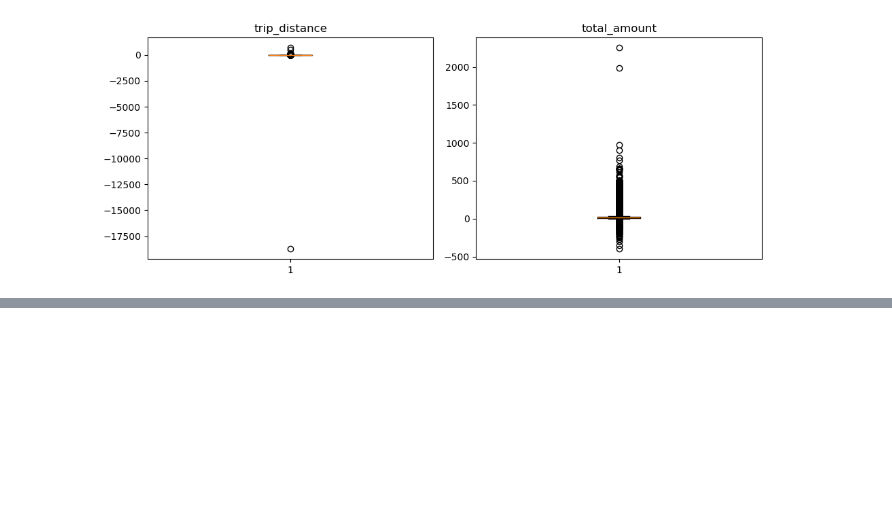
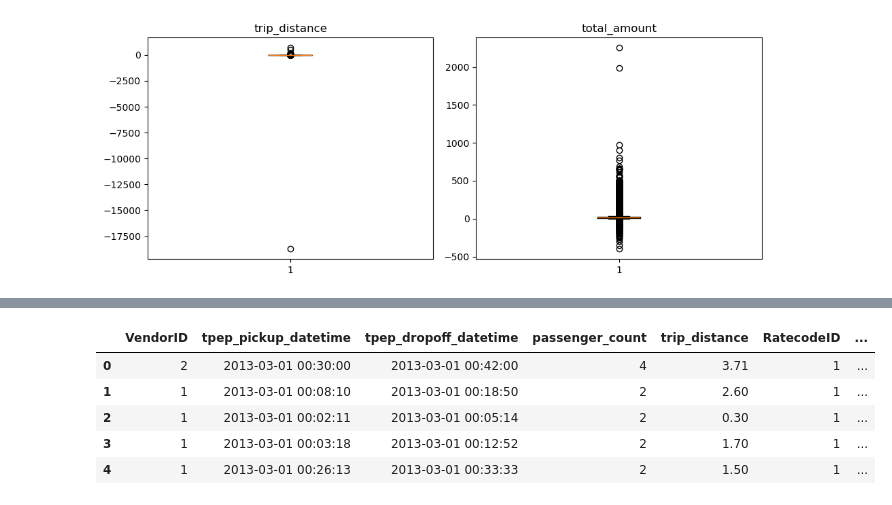
Before and after one commit to TanyaKemmPere/BDA_ProjGrB, a Jupyter notebook: Exploration_data.ipynb, the cells around one changed output, grey strips where cells are left out. Drawn from its saved outputs; the diff is of its cells as text; code cells hidden in the pictures; blank space fills up the shorter version.

```diff
--- a/Exploration_data.ipynb
+++ b/Exploration_data.ipynb
@@ -336,3 +335,14 @@ Résumé des valeurs manquantes par jour pour les pickups :
 | 2020-06-28             |               1 |                 1 |                              100 |
 | 2029-11-19             |               4 |                 4 |                              100 |
 +------------------------+-----------------+-------------------+----------------------------------+
+# %%
+data3_path = 'yellow_tripdata_2013-03.parquet'
+data3 = pd.read_parquet(data3_path)
+data3.head()
+# %% [output]
+|  | VendorID | tpep_pickup_datetime | tpep_dropoff_datetime | passenger_count | trip_distance | RatecodeID | ... |
+| 0 | 2 | 2013-03-01 00:30:00 | 2013-03-01 00:42:00 | 4 | 3.71 | 1 | ... |
+| 1 | 1 | 2013-03-01 00:08:10 | 2013-03-01 00:18:50 | 2 | 2.60 | 1 | ... |
+| 2 | 1 | 2013-03-01 00:02:11 | 2013-03-01 00:05:14 | 2 | 0.30 | 1 | ... |
+| 3 | 1 | 2013-03-01 00:03:18 | 2013-03-01 00:12:52 | 2 | 1.70 | 1 | ... |
+| 4 | 1 | 2013-03-01 00:26:13 | 2013-03-01 00:33:33 | 2 | 1.50 | 1 | ... |
```
Also changed, not shown: parts of 4 cells of this notebook.
